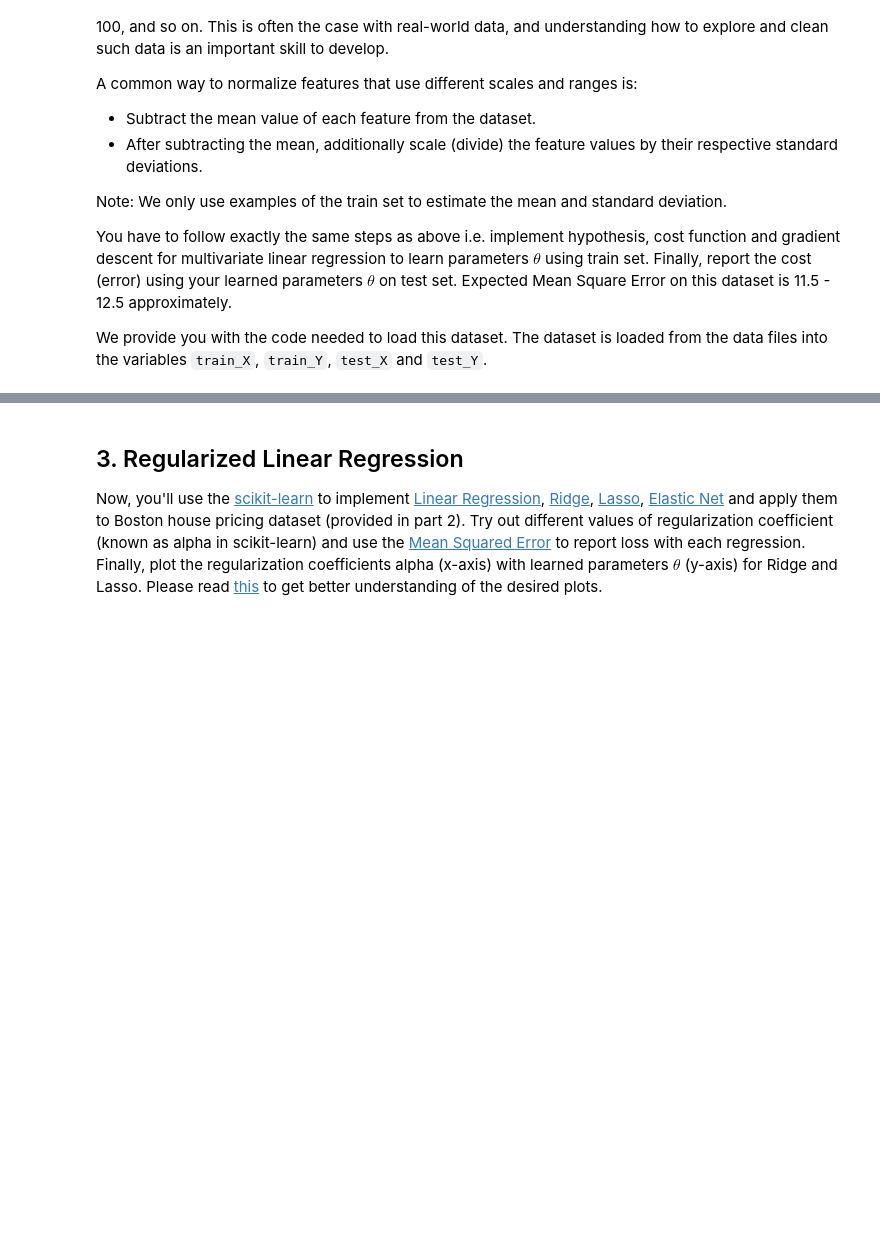
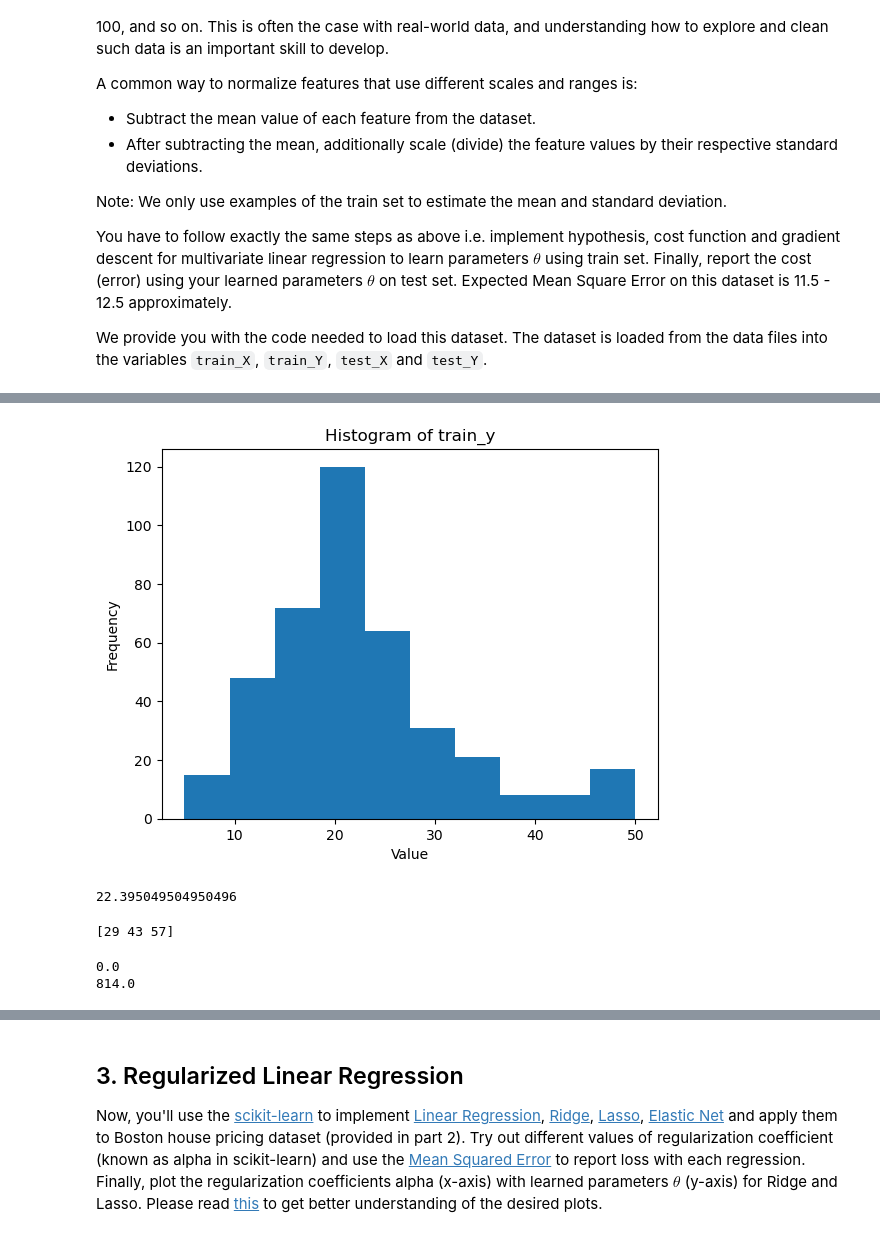
Before and after one commit to nawal-syeda/Linear-Regression, a Jupyter notebook: Programming_Assessment_3_Linear_Regression (1).ipynb, the cells around one changed output, grey strips where cells are left out. Drawn from its saved outputs; the diff is of its cells as text; code cells hidden in the pictures; blank space fills up the shorter version.

```diff
--- a/Programming_Assessment_3_Linear_Regression (1).ipynb
+++ b/Programming_Assessment_3_Linear_Regression (1).ipynb
@@ -295,0 +246,10 @@ test_Y = np.loadtxt(os.path.join('Data', 'ex2testlabels.txt'))
+# %%
+pyplot.hist(train_Y)
+pyplot.xlabel("Value")
+pyplot.ylabel("Frequency")
+pyplot.title("Histogram of train_y")
+pyplot.show()
+print(np.mean(train_Y))
+# %% [output]
+[figure, added]
+22.395049504950496
@@ -295,0 +268,6 @@ test_Y = np.loadtxt(os.path.join('Data', 'ex2testlabels.txt'))
+# %%
+w =np.array([1,2,3])
+dt = np.array([[2,4,6], [3,6,9], [4,8,12]])
+print(predictMLR(1, w, dt))  # Example usage of predictMLR function
+# %% [output]
+[29 43 57]
@@ -295,0 +288,6 @@ test_Y = np.loadtxt(os.path.join('Data', 'ex2testlabels.txt'))
+# %%
+print(computeCostMLR(dt,np.array([29,43,57]), 1, w))  # Example usage of computeCostMLR function
+print(computeCostMLR(dt,np.array([1,3,7]), 1, w))  # Example usage of computeCostMLR function
+# %% [output]
+0.0
+814.0
```
Also changed, not shown: parts of 30 cells of this notebook.
